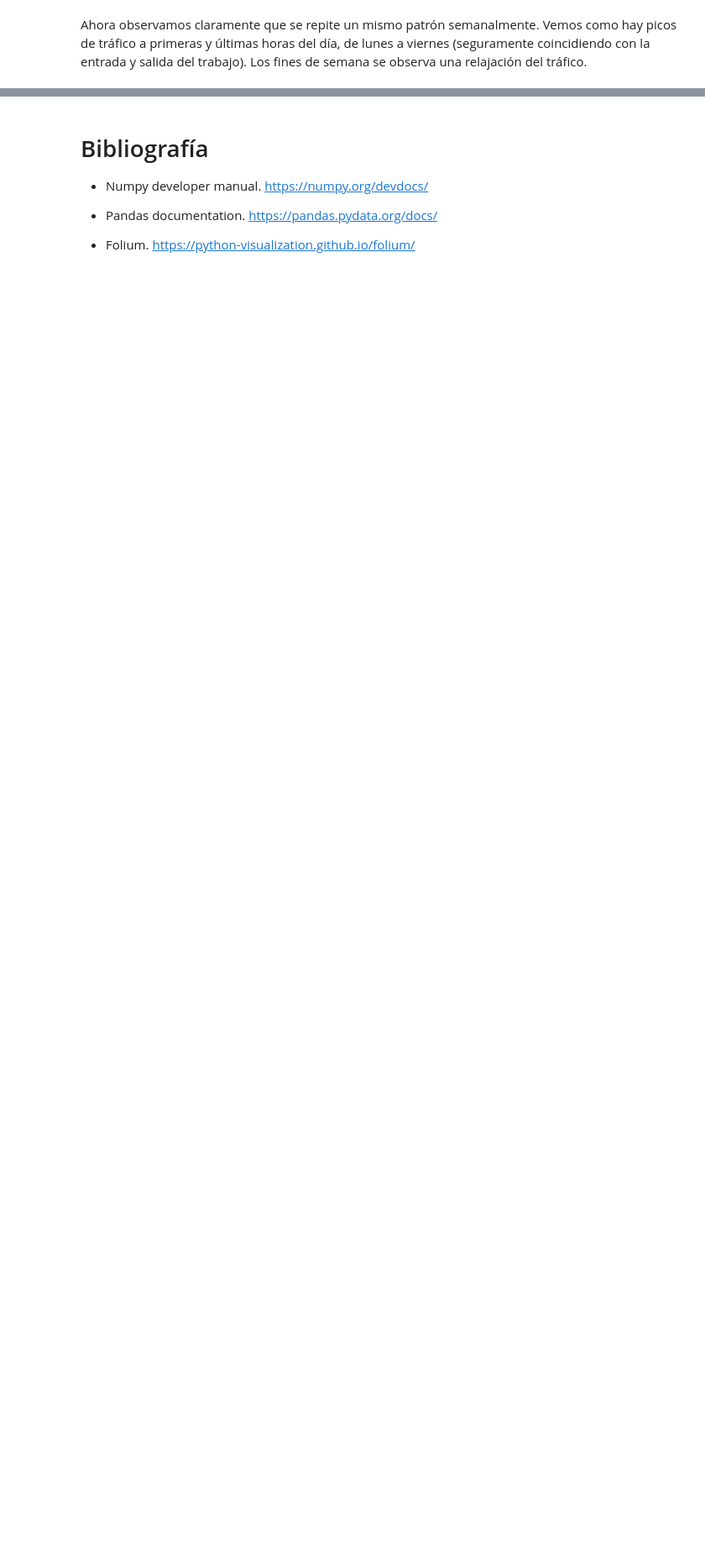
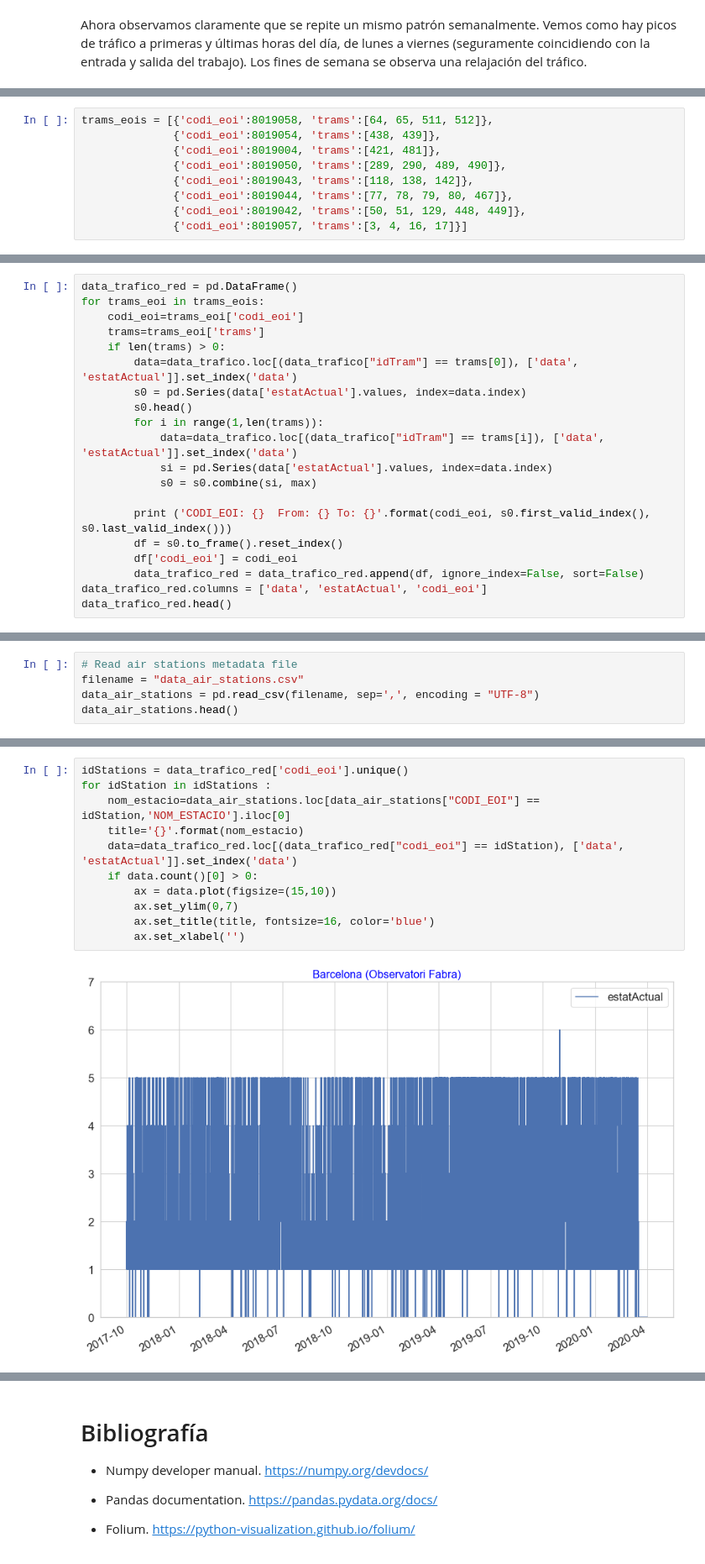
Before and after one commit to cesisar/TFM_UOC_2020, a Jupyter notebook: code/analisis_data_trafico.ipynb, the cells around one changed output, grey strips where cells are left out. Shown at 84% size. Cells and saved outputs as stored; diff of their text form; blank space fills up the shorter version.

```diff
--- a/code/analisis_data_trafico.ipynb
+++ b/code/analisis_data_trafico.ipynb
@@ -259,0 +278,9 @@ Ahora observamos claramente que se repite un mismo patrón semanalmente. Vemos c
+# %%
+trams_eois = [{'codi_eoi':8019058, 'trams':[64, 65, 511, 512]},
+              {'codi_eoi':8019054, 'trams':[438, 439]},
+              {'codi_eoi':8019004, 'trams':[421, 481]},
+              {'codi_eoi':8019050, 'trams':[289, 290, 489, 490]},
+              {'codi_eoi':8019043, 'trams':[118, 138, 142]},
+              {'codi_eoi':8019044, 'trams':[77, 78, 79, 80, 467]},
+              {'codi_eoi':8019042, 'trams':[50, 51, 129, 448, 449]},
+              {'codi_eoi':8019057, 'trams':[3, 4, 16, 17]}]
@@ -259,0 +289,20 @@ Ahora observamos claramente que se repite un mismo patrón semanalmente. Vemos c
+# %%
+data_trafico_red = pd.DataFrame()
+for trams_eoi in trams_eois:
+    codi_eoi=trams_eoi['codi_eoi']
+    trams=trams_eoi['trams']
+    if len(trams) > 0:
+        data=data_trafico.loc[(data_trafico["idTram"] == trams[0]), ['data', 'estatActual']].set_index('data')
+        s0 = pd.Series(data['estatActual'].values, index=data.index)
+        s0.head()
+        for i in range(1,len(trams)):
+            data=data_trafico.loc[(data_trafico["idTram"] == trams[i]), ['data', 'estatActual']].set_index('data')
+            si = pd.Series(data['estatActual'].values, index=data.index)
+            s0 = s0.combine(si, max)
+
+        print ('CODI_EOI: {}  From: {} To: {}'.format(codi_eoi, s0.first_valid_index(), s0.last_valid_index()))
+        df = s0.to_frame().reset_index()
+        df['codi_eoi'] = codi_eoi
+        data_trafico_red = data_trafico_red.append(df, ignore_index=False, sort=False)
+data_trafico_red.columns = ['data', 'estatActual', 'codi_eoi']
+data_trafico_red.head()
@@ -259,0 +324,5 @@ Ahora observamos claramente que se repite un mismo patrón semanalmente. Vemos c
+# %%
+# Read air stations metadata file
+filename = "data_air_stations.csv"
+data_air_stations = pd.read_csv(filename, sep=',', encoding = "UTF-8")
+data_air_stations.head()
@@ -259,0 +338,13 @@ Ahora observamos claramente que se repite un mismo patrón semanalmente. Vemos c
+# %%
+idStations = data_trafico_red['codi_eoi'].unique()
+for idStation in idStations :
+    nom_estacio=data_air_stations.loc[data_air_stations["CODI_EOI"] == idStation,'NOM_ESTACIO'].iloc[0]
+    title='{}'.format(nom_estacio)
+    data=data_trafico_red.loc[(data_trafico_red["codi_eoi"] == idStation), ['data', 'estatActual']].set_index('data')
+    if data.count()[0] > 0:
+        ax = data.plot(figsize=(15,10))
+        ax.set_ylim(0,7)
+        ax.set_title(title, fontsize=16, color='blue')
+        ax.set_xlabel('')
+# %% [output]
+[figure, added]
```
Also changed, not shown: parts of 21 cells of this notebook, 2 other files.
